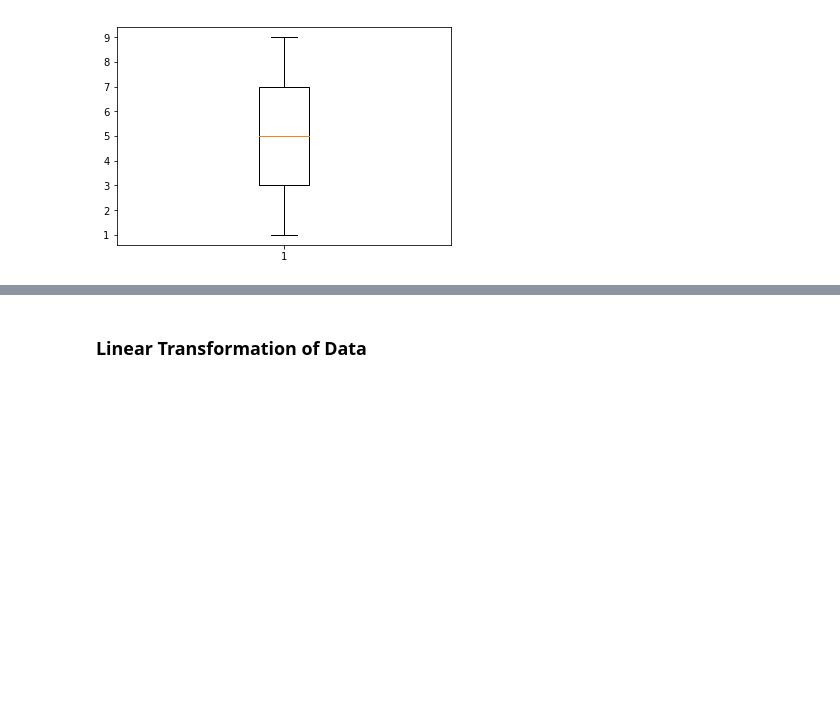
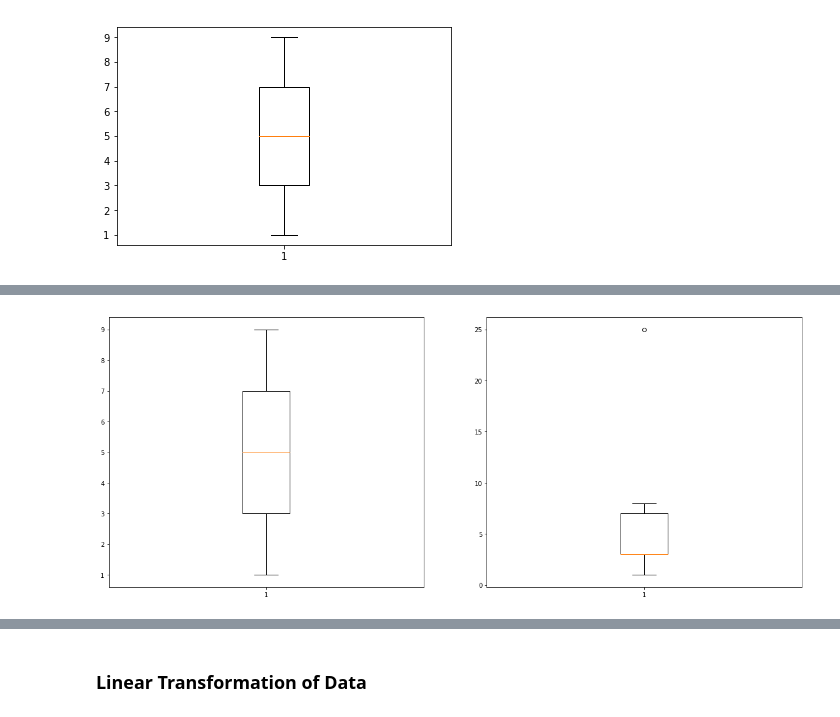
Before and after one commit to lt-shy-john/python-data-analytics-course, a Jupyter notebook: Week 08 - Statistics with Python.ipynb, the cells around one changed output, grey strips where cells are left out. Saved outputs shown, nothing was run; the diff lists cells and outputs as text; code cells hidden in the pictures; blank space fills up the shorter version.

Commit message:
More content for boxplot vis

```diff
--- a/Week 08 - Statistics with Python.ipynb
+++ b/Week 08 - Statistics with Python.ipynb
@@ -309,0 +321,12 @@ Sometimes you have few data columns and you will need to visualise them in boxpl
+# %%
+# Run me
+import matplotlib.pyplot as plt
+
+plt.figure(figsize=(20, 8))
+plt.subplot(1,2,1)
+plt.boxplot([1,2,3,4,5,6,7,8,9])
+plt.subplot(1,2,2)
+plt.boxplot([1,2,3,3,3,6,7,8,25])
+plt.show()
+# %% [output]
+[figure, added]
```
Also changed, not shown: parts of 4 cells of this notebook.
